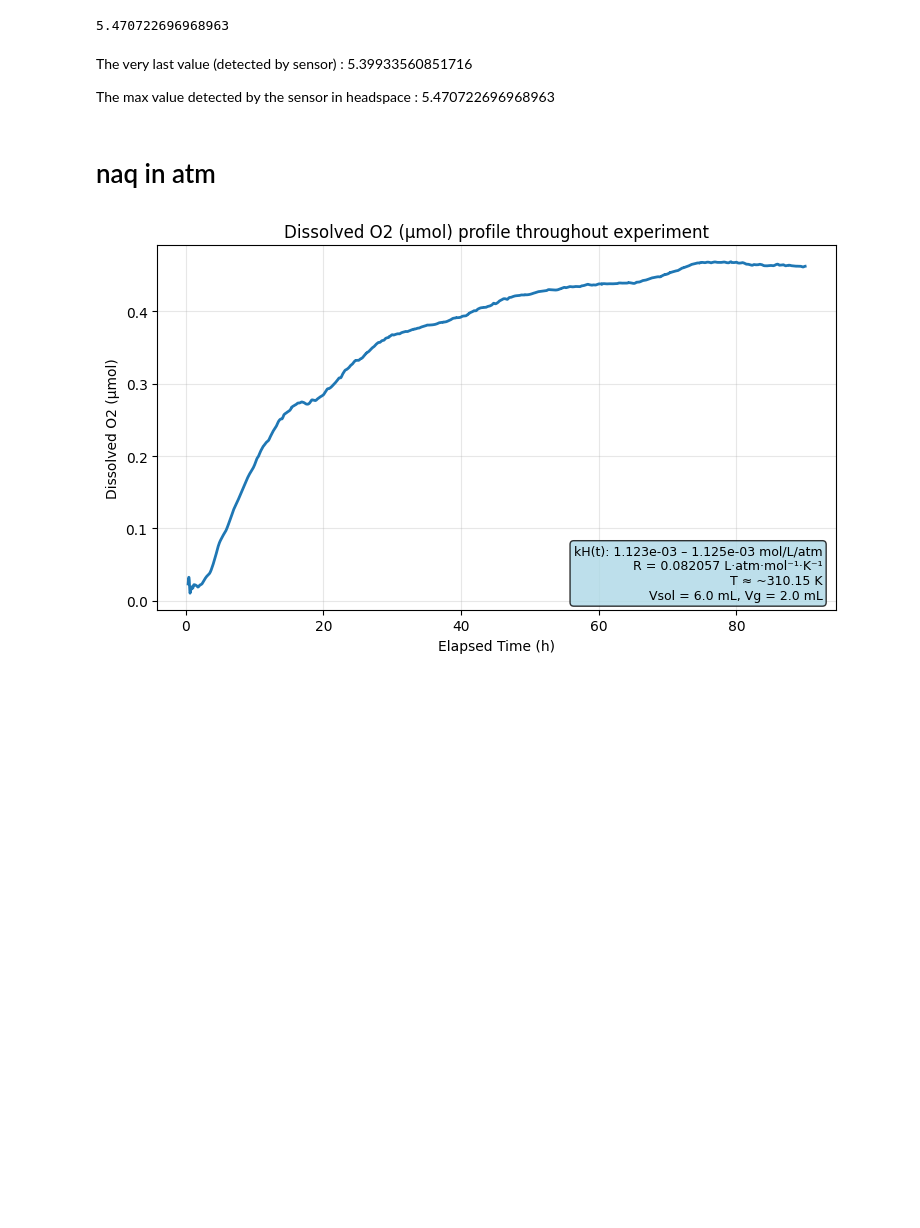
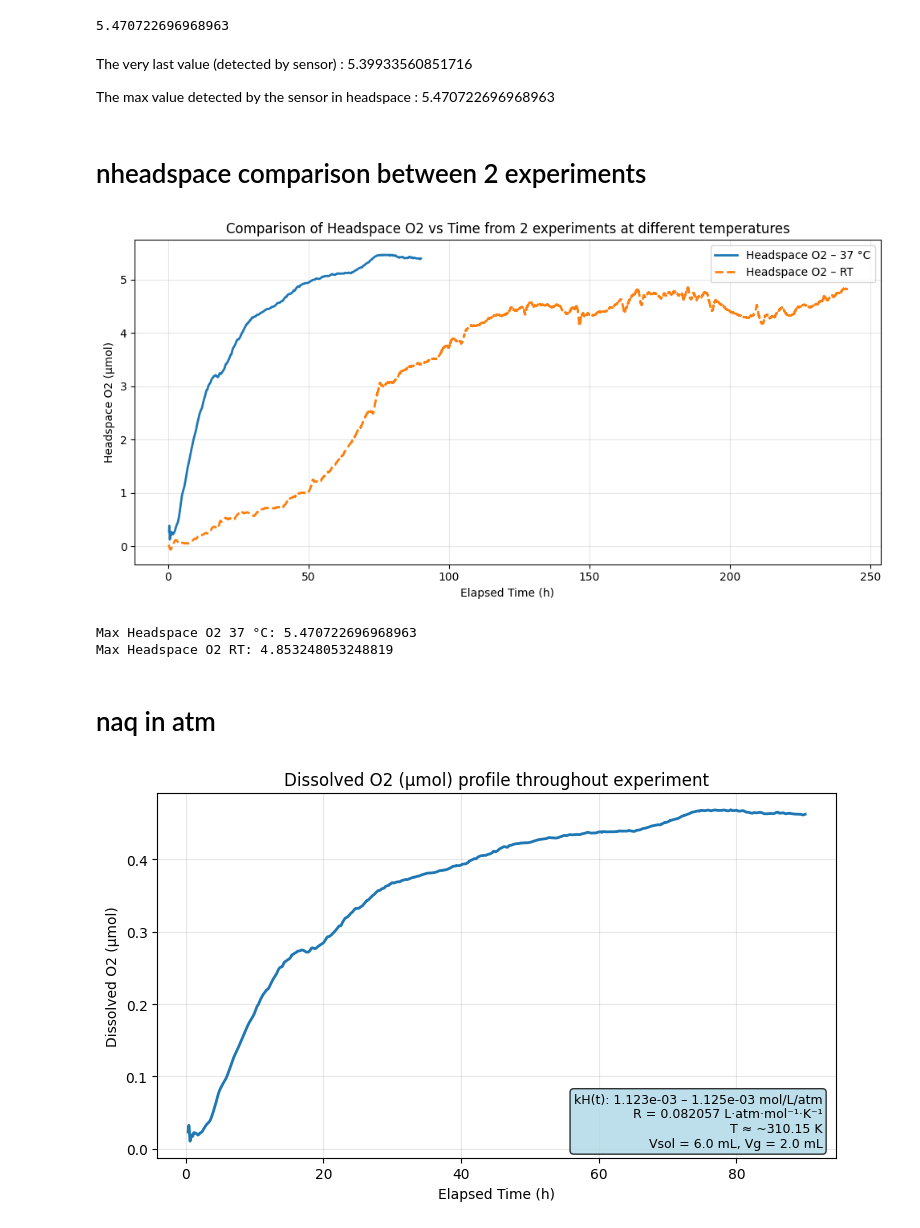
Before and after one commit to ChandrikaSethumadhavan/Master_Thesis, a Jupyter notebook: EDA_37deg.ipynb, the cells around one changed output. Cells and saved outputs as stored; diff of their text form; code cells hidden in the pictures; blank space fills up the shorter version.

```diff
--- a/EDA_37deg.ipynb
+++ b/EDA_37deg.ipynb
@@ -422,6 +466,50 @@ The very last value (detected by sensor) :                 5.39933560851716
 
 
 The max value detected by the sensor in headspace :        5.470722696968963
+# %% [markdown]
+# nheadspace comparison between 2 experiments
+# %%
+import pandas as pd
+import matplotlib.pyplot as plt
+
+# --- File paths ---
+main_csv = r"M2_2.18mM_37deg_pressure_o2_release.csv"   # has Time, Pressure, Temp
+kh_csv   = r"M2_2.18mM_pressure_o2_release.csv"
+
+# --- Load ---
+df_main = pd.read_csv(main_csv)
+df_kh   = pd.read_csv(kh_csv)
+
+df_main.columns = [c.strip() for c in df_main.columns]
+df_kh.columns   = [c.strip() for c in df_kh.columns]
+
+# --- Extract time and pressure ---
+time_main = pd.to_numeric(df_main["Time (s)"], errors="coerce")
+p_main    = pd.to_numeric(df_main["O2 Released (µmol)"], errors="coerce")
+
+time_kh = pd.to_numeric(df_kh["Time (s)"], errors="coerce")
+p_kh    = pd.to_numeric(df_kh["O2 Released (µmol)"], errors="coerce")
+
+# --- Plot both ---
+plt.figure(figsize=(10, 5))
+plt.plot(time_main, p_main, label="Headspace O2 – 37 °C", lw=2)
+plt.plot(time_kh, p_kh, label="Headspace O2 – RT", lw=2, linestyle="--")
+
+plt.xlabel("Elapsed Time (h)")
+plt.ylabel("Headspace O2 (µmol)")
+plt.title("Comparison of Headspace O2 vs Time from 2 experiments at different temperatures")
+plt.legend()
+plt.grid(True, alpha=0.3)
+plt.tight_layout()
+plt.show()
+
+# Print max values for both
+print("Max Headspace O2 37 °C:", max(p_main))
+print("Max Headspace O2 RT:", max(p_kh))
+# %% [output]
+[figure, added]
+Max Headspace O2 37 °C: 5.470722696968963
+Max Headspace O2 RT: 4.853248053248819
 # %% [markdown]
 # naq in atm
 # %%
```
Also changed, not shown: parts of 4 cells of this notebook, 1 other file.
